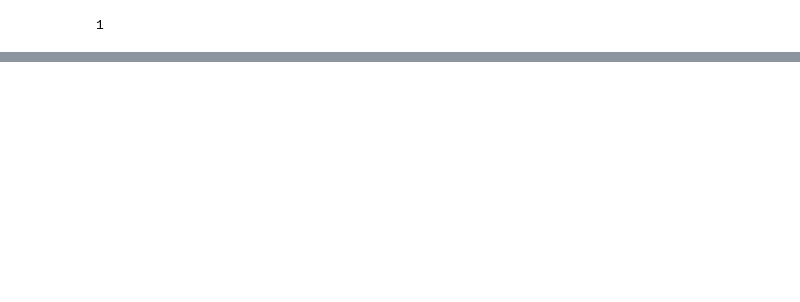
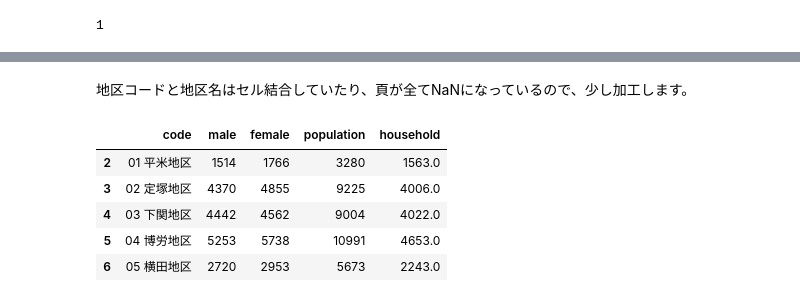
Before and after one commit to take-pwave/letsCoCalc, a Jupyter notebook: Introduction.ipynb, the cells around one changed output, grey strips where cells are left out. Saved outputs shown, nothing was run; the diff lists cells and outputs as text; code cells hidden in the pictures; blank space fills up the shorter version.

```diff
--- a/Introduction.ipynb
+++ b/Introduction.ipynb
@@ -114,0 +155,15 @@ f.limit(x=0)
+# %% [markdown]
+地区コードと地区名はセル結合していたり、頁が全てNaNになっているので、少し加工します。
+# %%
+# カラム名を付け直し、最初の5個を表示
+d.columns = ['not_used', 'code', 'region', 'male', 'female', 'population', 'household']
+# 最初の番号（index）が1より大きなcode, population, householdを抽出します。
+d1 = d[d.index > 1][['code', 'male', 'female', 'population', 'household']]
+d1.head()
+# %% [output]
+|  | code | male | female | population | household |
+| 2 | 01 平米地区 | 1514 | 1766 | 3280 | 1563.0 |
+| 3 | 02 定塚地区 | 4370 | 4855 | 9225 | 4006.0 |
+| 4 | 03 下関地区 | 4442 | 4562 | 9004 | 4022.0 |
+| 5 | 04 博労地区 | 5253 | 5738 | 10991 | 4653.0 |
+| 6 | 05 横田地区 | 2720 | 2953 | 5673 | 2243.0 |
```
Also changed, not shown: parts of 19 cells of this notebook, 3 other files.
